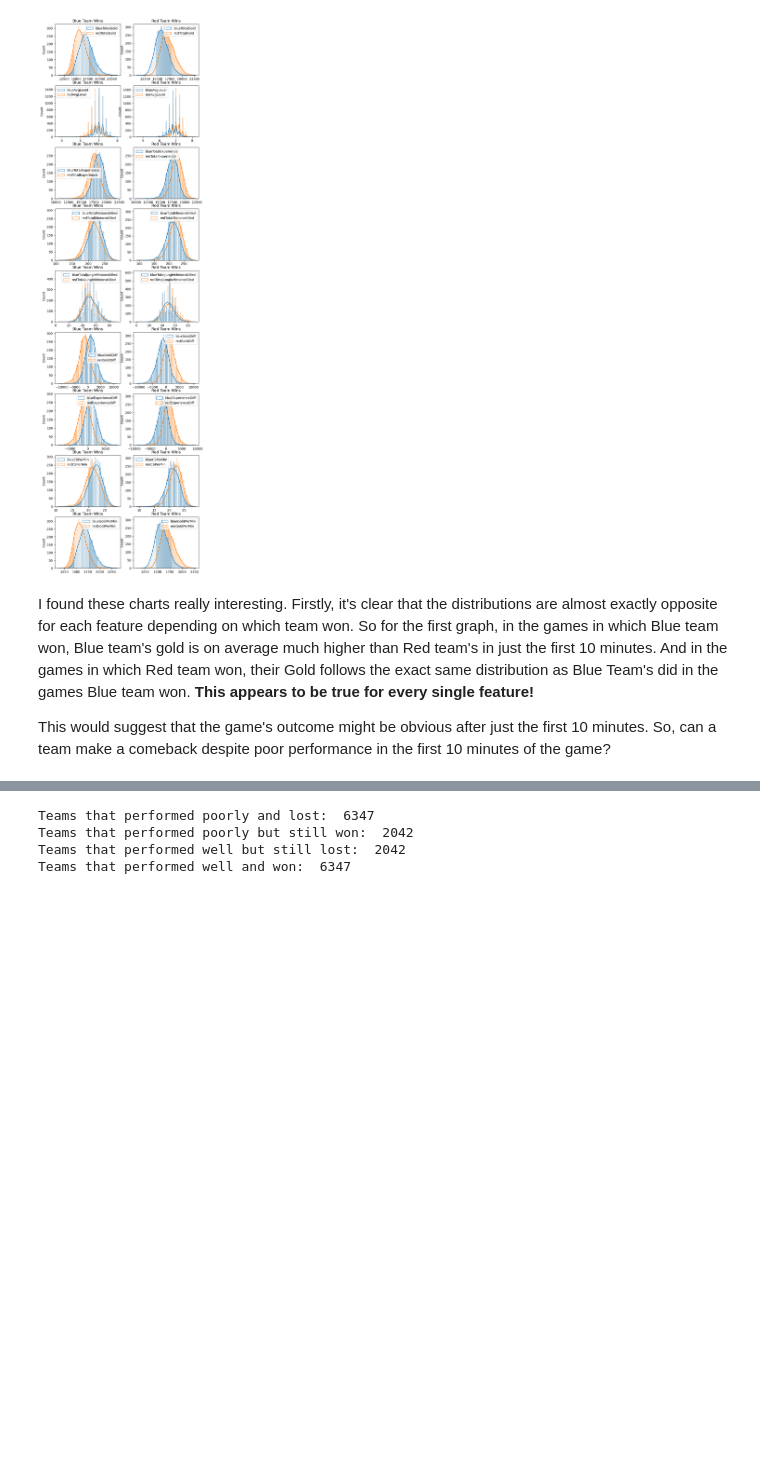
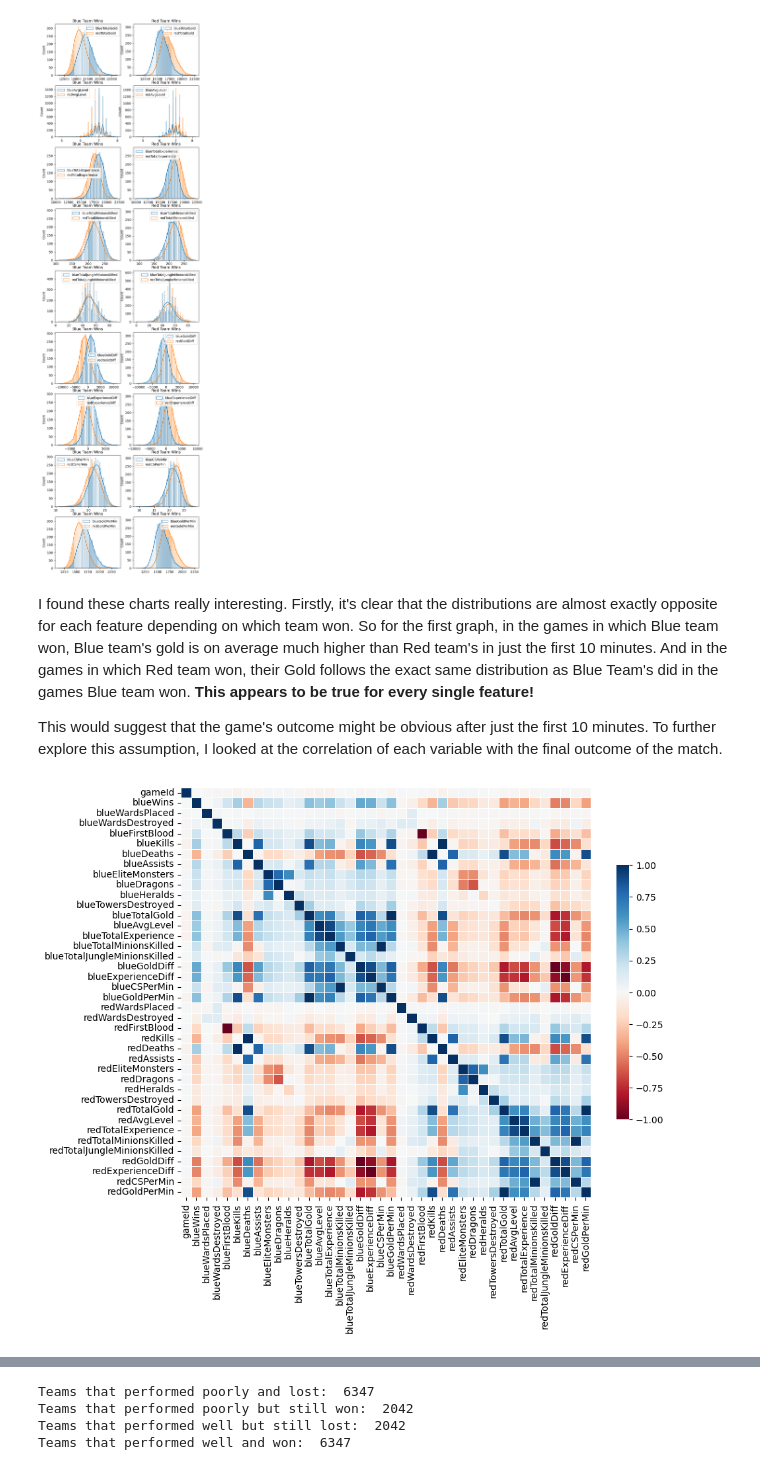
Before and after one commit to laibah-iqbal/LoL-analysis, a Jupyter notebook: LoL_Match_Prediction.ipynb, the cells around one changed output, grey strips where cells are left out. Drawn from its saved outputs; the diff is of its cells as text; code cells hidden in the pictures; blank space fills up the shorter version.

```diff
--- a/LoL_Match_Prediction.ipynb
+++ b/LoL_Match_Prediction.ipynb
@@ -108,4 +110,12 @@ plt.show()
 # %% [markdown]
 I found these charts really interesting. Firstly, it's clear that the distributions are almost exactly opposite for each feature depending on which team won. So for the first graph, in the games in which Blue team won, Blue team's gold is on average much higher than Red team's in just the first 10 minutes. And in the games in which Red team won, their Gold follows the exact same distribution as Blue Team's did in the games Blue team won. **This appears to be true for every single feature!**
 
-This would suggest that the game's outcome might be obvious after just the first 10 minutes. So, can a team make a comeback despite poor performance in the first 10 minutes of the game?
+This would suggest that the game's outcome might be obvious after just the first 10 minutes. To further explore this assumption, I looked at the correlation of each variable with the final outcome of the match.
+# %%
+fig,ax = plt.subplots(figsize=(10,10))
+matrix = data.corr().round(2)
+sns.heatmap(matrix, cmap='RdBu',
+            square=True, linewidths=.5, cbar_kws={"shrink": .5})
+plt.show()
+# %% [output]
+[figure, added]
```
Also changed, not shown: parts of 7 cells of this notebook.
